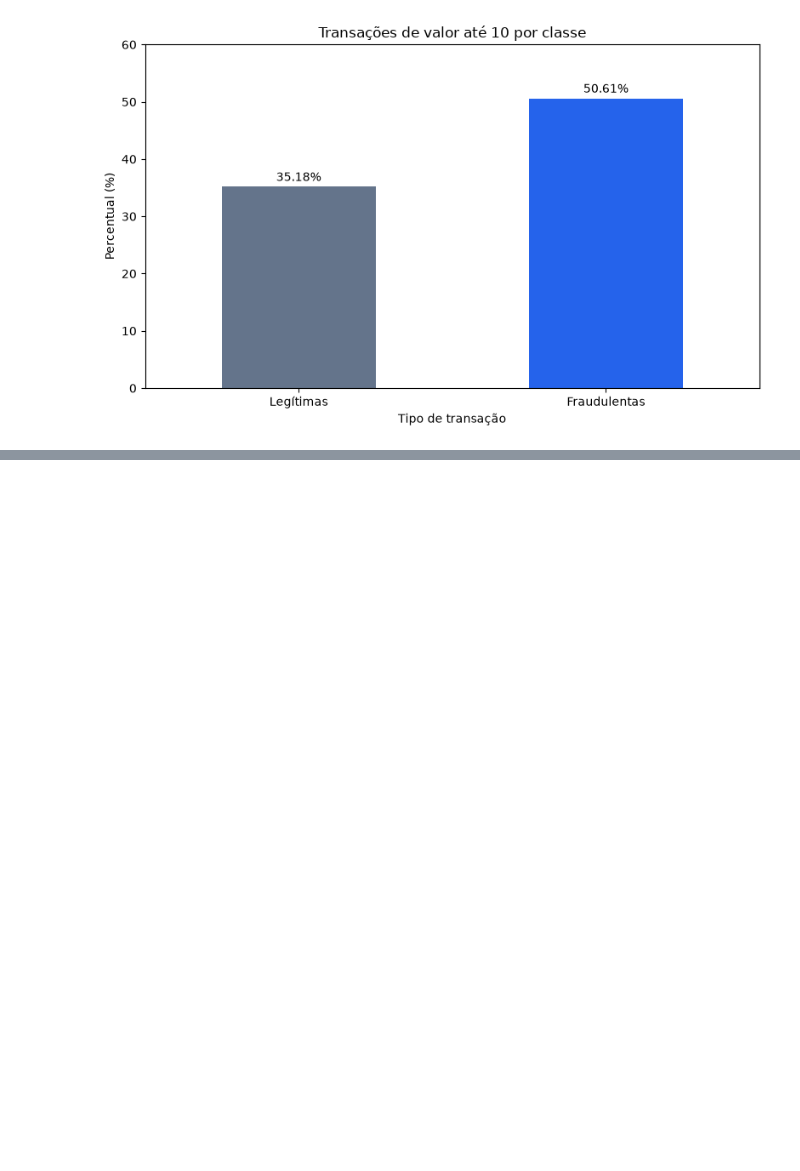
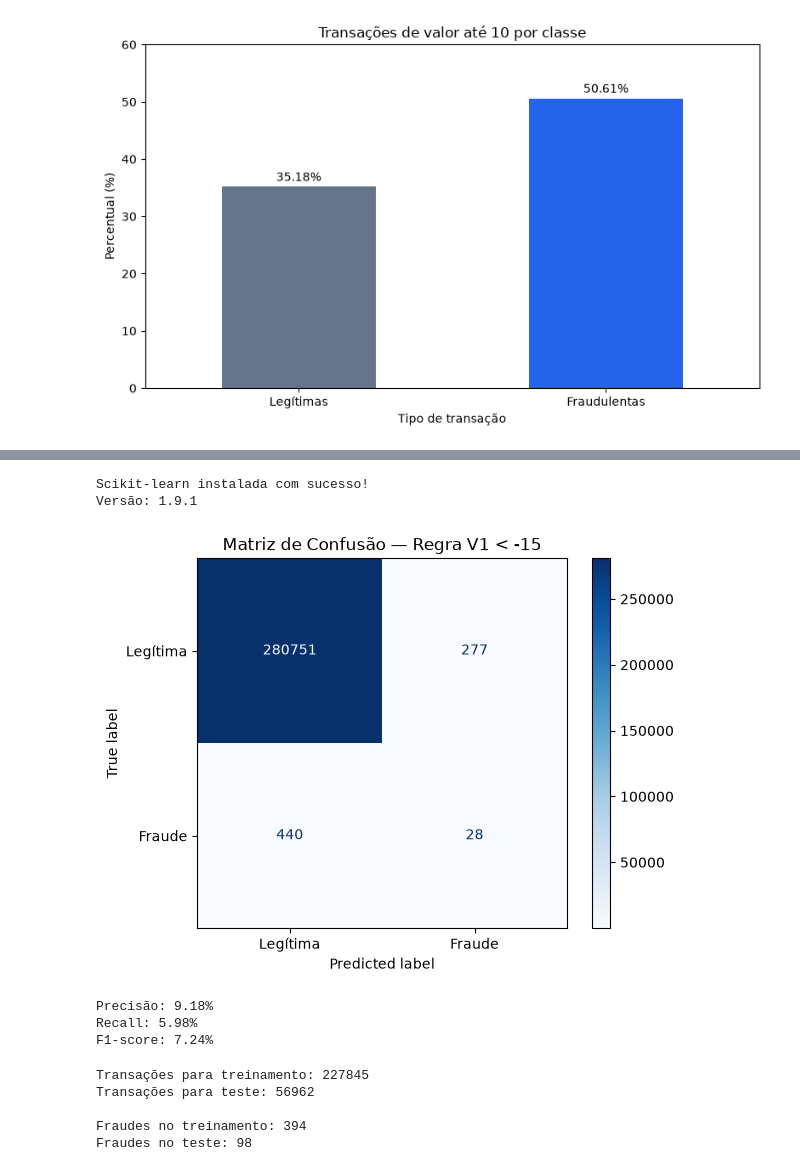
Before and after one commit to jouborges/tech-guide, a Jupyter notebook: fraud-analytics/notebooks/01_exploracao_dados.ipynb, the cells around one changed output, grey strips where cells are left out. Saved outputs shown, nothing was run; the diff lists cells and outputs as text; code cells hidden in the pictures; blank space fills up the shorter version.

Commit message:
feat: adiciona modelo de deteccao de fraudes e metricas ao dashboard

```diff
--- a/fraud-analytics/notebooks/01_exploracao_dados.ipynb
+++ b/fraud-analytics/notebooks/01_exploracao_dados.ipynb
@@ -320,0 +603,76 @@ plt.show()
+# %%
+import sklearn
+
+print("Scikit-learn instalada com sucesso!")
+print("Versão:", sklearn.__version__)
+# %% [output]
+Scikit-learn instalada com sucesso!
+Versão: 1.9.1
+# %%
+from sklearn.metrics import confusion_matrix, ConfusionMatrixDisplay
+import matplotlib.pyplot as plt
+
+# Resultado real das transações
+y_real = fora_janela["Class"]
+
+# Classificação pela nossa regra experimental
+y_previsto = (fora_janela["V1"] < -15).astype(int)
+
+# Construir matriz de confusão
+matriz = confusion_matrix(
+    y_real,
+    y_previsto,
+    labels=[0, 1]
+)
+
+# Exibir o gráfico
+visualizacao = ConfusionMatrixDisplay(
+    confusion_matrix=matriz,
+    display_labels=["Legítima", "Fraude"]
+)
+
+visualizacao.plot(cmap="Blues", values_format="d")
+
+plt.title("Matriz de Confusão — Regra V1 < -15")
+plt.show()
+# %% [output]
+[figure, added]
+# %%
+from sklearn.metrics import precision_score, recall_score, f1_score
+
+print(f"Precisão: {precision_score(y_real, y_previsto):.2%}")
+print(f"Recall: {recall_score(y_real, y_previsto):.2%}")
+print(f"F1-score: {f1_score(y_real, y_previsto):.2%}")
+# %% [output]
+Precisão: 9.18%
+Recall: 5.98%
+F1-score: 7.24%
+# %%
+from sklearn.model_selection import train_test_split
+
+# Variáveis utilizadas pelo modelo
+X = df.drop(columns=["Class"])
+
+# Resultado que queremos prever
+y = df["Class"]
+
+# Separação dos dados
+X_treino, X_teste, y_treino, y_teste = train_test_split(
+    X,
+    y,
+    test_size=0.20,
+    random_state=42,
+    stratify=y
+)
+
+print("Transações para treinamento:", len(X_treino))
+print("Transações para teste:", len(X_teste))
+
+print("\nFraudes no treinamento:", y_treino.sum())
+print("Fraudes no teste:", y_teste.sum())
+# %% [output]
+Transações para treinamento: 227845
+Transações para teste: 56962
+
+Fraudes no treinamento: 394
+Fraudes no teste: 98
```
Also changed, not shown: parts of 23 cells of this notebook, 4 other files.
